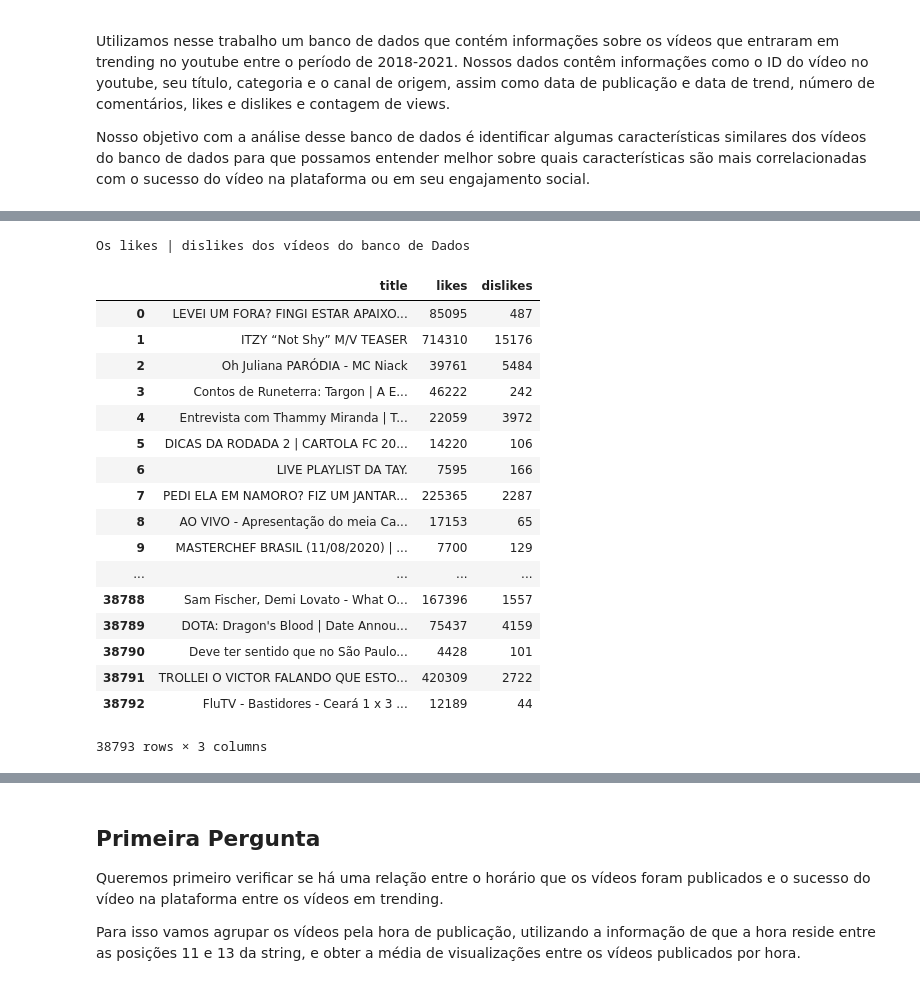
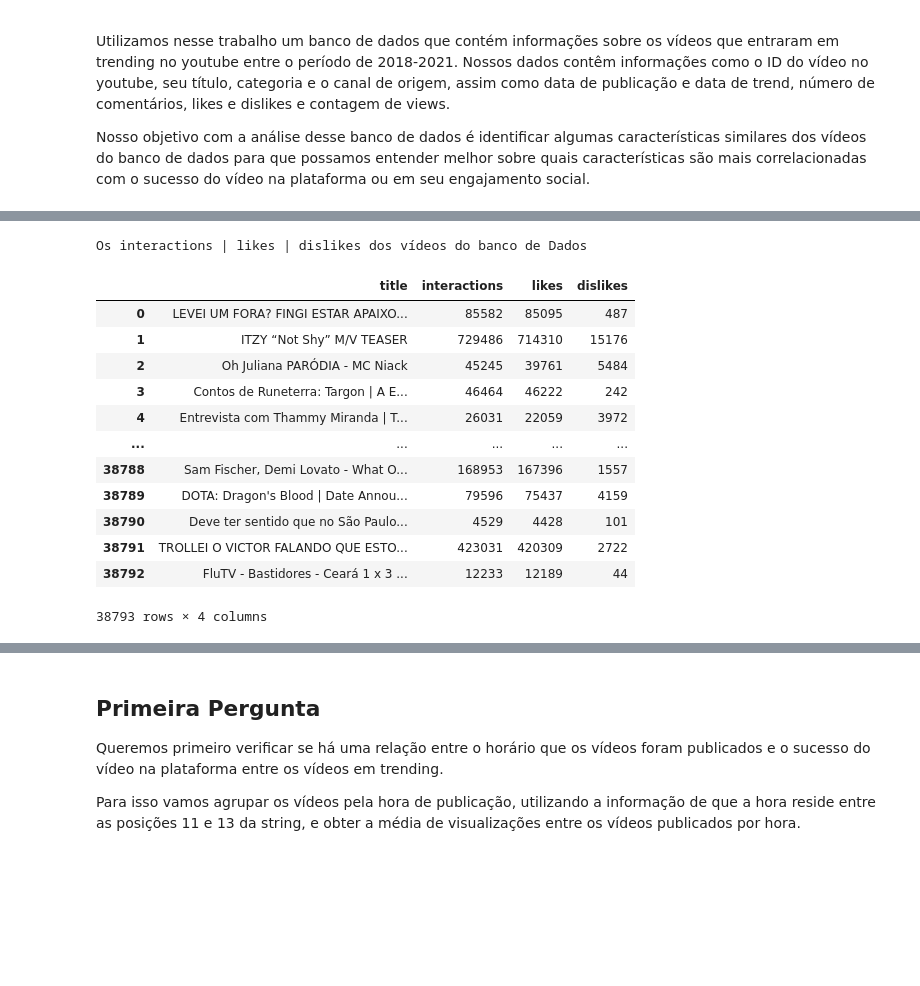
Before and after one commit to caiocaldeira3/ytdaily, a Jupyter notebook: ytdaily.ipynb, the cells around one changed output, grey strips where cells are left out. Saved outputs shown, nothing was run; the diff lists cells and outputs as text; code cells hidden in the pictures; blank space fills up the shorter version.

```diff
--- a/ytdaily.ipynb
+++ b/ytdaily.ipynb
@@ -140,28 +116,26 @@ As tags dos vídeos do banco de Dados
 | 38792 | FluTV - Bastidores - Ceará 1 x 3 ... | Fluminense Football Club|Fluminen... |
 38793 rows × 2 columns
 # %%
-print("Os likes | dislikes dos vídeos do banco de Dados")
-db[["title", "likes", "dislikes"]]
+print("Os interactions | likes | dislikes dos vídeos do banco de Dados")
+
+db["interactions"] = db["likes"] + db["dislikes"]
+
+db[["title", "interactions", "likes", "dislikes"]]
 # %% [output]
-Os likes | dislikes dos vídeos do banco de Dados
+Os interactions | likes | dislikes dos vídeos do banco de Dados
-|  | title | likes | dislikes |
-| 0 | LEVEI UM FORA? FINGI ESTAR APAIXO... | 85095 | 487 |
-| 1 | ITZY “Not Shy” M/V TEASER | 714310 | 15176 |
-| 2 | Oh Juliana PARÓDIA - MC Niack | 39761 | 5484 |
-| 3 | Contos de Runeterra: Targon | A E... | 46222 | 242 |
-| 4 | Entrevista com Thammy Miranda | T... | 22059 | 3972 |
-| 5 | DICAS DA RODADA 2 | CARTOLA FC 20... | 14220 | 106 |
-| 6 | LIVE PLAYLIST DA TAY. | 7595 | 166 |
-| 7 | PEDI ELA EM NAMORO? FIZ UM JANTAR... | 225365 | 2287 |
-| 8 | AO VIVO - Apresentação do meia Ca... | 17153 | 65 |
-| 9 | MASTERCHEF BRASIL (11/08/2020) | ... | 7700 | 129 |
-| ... | ... | ... | ... |
-| 38788 | Sam Fischer, Demi Lovato - What O... | 167396 | 1557 |
-| 38789 | DOTA: Dragon's Blood | Date Annou... | 75437 | 4159 |
-| 38790 | Deve ter sentido que no São Paulo... | 4428 | 101 |
-| 38791 | TROLLEI O VICTOR FALANDO QUE ESTO... | 420309 | 2722 |
-| 38792 | FluTV - Bastidores - Ceará 1 x 3 ... | 12189 | 44 |
+|  | title | interactions | likes | dislikes |
+| 0 | LEVEI UM FORA? FINGI ESTAR APAIXO... | 85582 | 85095 | 487 |
+| 1 | ITZY “Not Shy” M/V TEASER | 729486 | 714310 | 15176 |
+| 2 | Oh Juliana PARÓDIA - MC Niack | 45245 | 39761 | 5484 |
+| 3 | Contos de Runeterra: Targon | A E... | 46464 | 46222 | 242 |
+| 4 | Entrevista com Thammy Miranda | T... | 26031 | 22059 | 3972 |
+| ... | ... | ... | ... | ... |
+| 38788 | Sam Fischer, Demi Lovato - What O... | 168953 | 167396 | 1557 |
+| 38789 | DOTA: Dragon's Blood | Date Annou... | 79596 | 75437 | 4159 |
+| 38790 | Deve ter sentido que no São Paulo... | 4529 | 4428 | 101 |
+| 38791 | TROLLEI O VICTOR FALANDO QUE ESTO... | 423031 | 420309 | 2722 |
+| 38792 | FluTV - Bastidores - Ceará 1 x 3 ... | 12233 | 12189 | 44 |
-38793 rows × 3 columns
+38793 rows × 4 columns
 # %%
 print("O comment_count | comments_disable dos vídeos do banco de Dados")
 db[["title", "comment_count", "comments_disabled"]]
```
Also changed, not shown: parts of 31 cells of this notebook.
